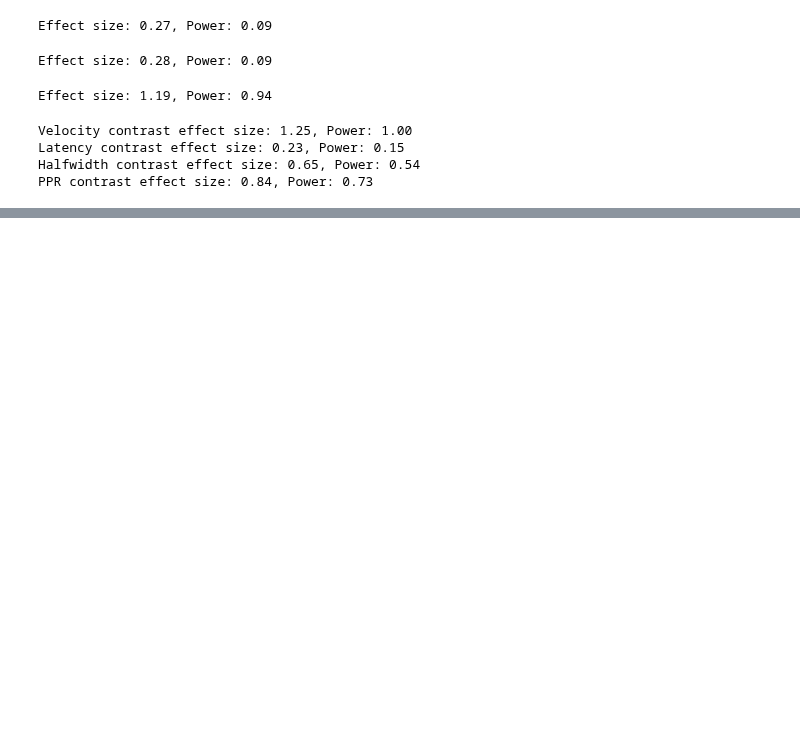
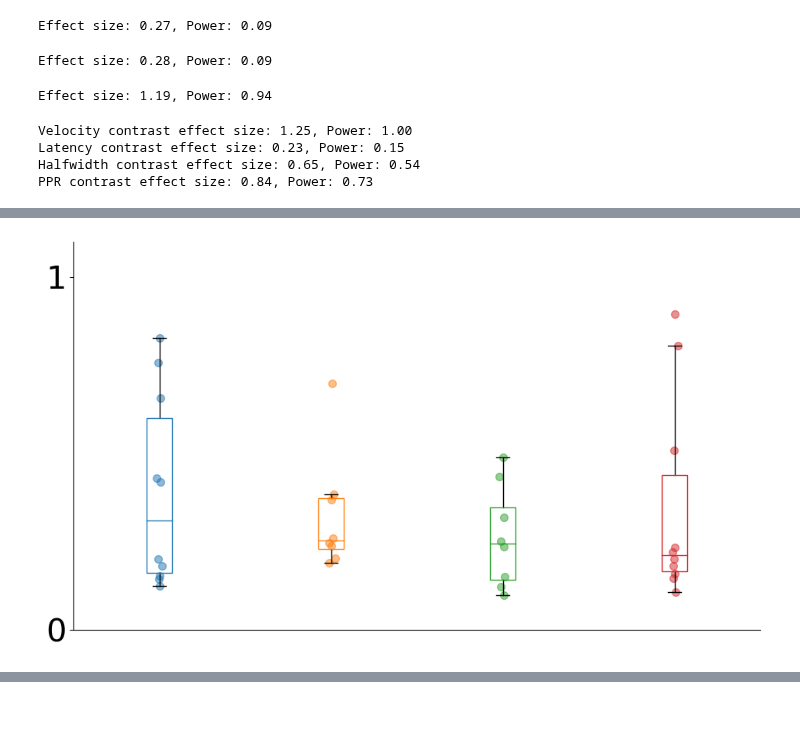
Before and after one commit to john-judge/TSM-to-ZDA, a Jupyter notebook: PPR_scnn1a_single_Apr2025.ipynb, the cells around one changed output, grey strips where cells are left out. Saved outputs shown, nothing was run; the diff lists cells and outputs as text; code cells hidden in the pictures; blank space fills up the shorter version.

```diff
--- a/PPR_scnn1a_single_Apr2025.ipynb
+++ b/PPR_scnn1a_single_Apr2025.ipynb
@@ -1725,0 +1962,36 @@ PPR contrast effect size: 0.84, Power: 0.73
+# %%
+barrel_types = ['Ventral', 'Dorsal', 'Rostral', 'Caudal']
+box_colors = {
+    'Ventral': 'tab:blue',
+    'Dorsal': 'tab:orange',
+    'Rostral': 'tab:green',
+    'Caudal': 'tab:red',}
+plt.figure(figsize=(10, 6))
+for i, barrel_type in enumerate(barrel_types):
+
+
+    # scatter and jitter the data points
+    data = neighbor_home_amp_ratios[barrel_type]
+
+    jittered_x = np.random.normal(i, 0.01, size=len(data))
+    l1 = plt.scatter(jittered_x, data, color=box_colors[barrel_type], alpha=0.5, s=50, label=barrel_type)
+
+    # boxplot the data points
+    plt.boxplot(data, positions=[i],
+                patch_artist=True, boxprops=dict(facecolor='none', color=box_colors[barrel_type]),
+                medianprops=dict(color=box_colors[barrel_type]), showfliers=False)
+
+#plt.ylabel('Neighbor/Home ΔF/F Ratio', fontsize=24)
+plt.xticks([])
+plt.yticks([0, 1], fontsize=30)
+# spines off
+plt.gca().spines['right'].set_visible(False)
+plt.gca().spines['top'].set_visible(False)
+
+plt.xlim(-0.5, -0.5 + len(barrel_types))
+plt.ylim(0, 1.1)
+plt.tight_layout()
+plt.savefig(output_fig_dir + 'neighbor_home_amp_ratio_' + barrel_type + '.png', dpi=300, bbox_inches='tight')
+plt.show()
+# %% [output]
+[figure, added]
```
Also changed, not shown: parts of 19 cells of this notebook, 6 other files.
